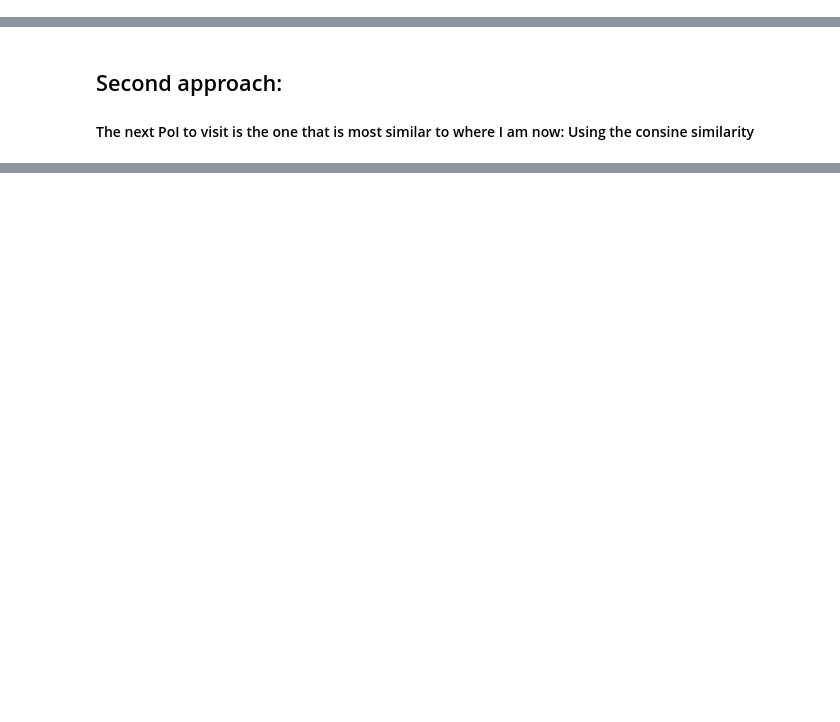
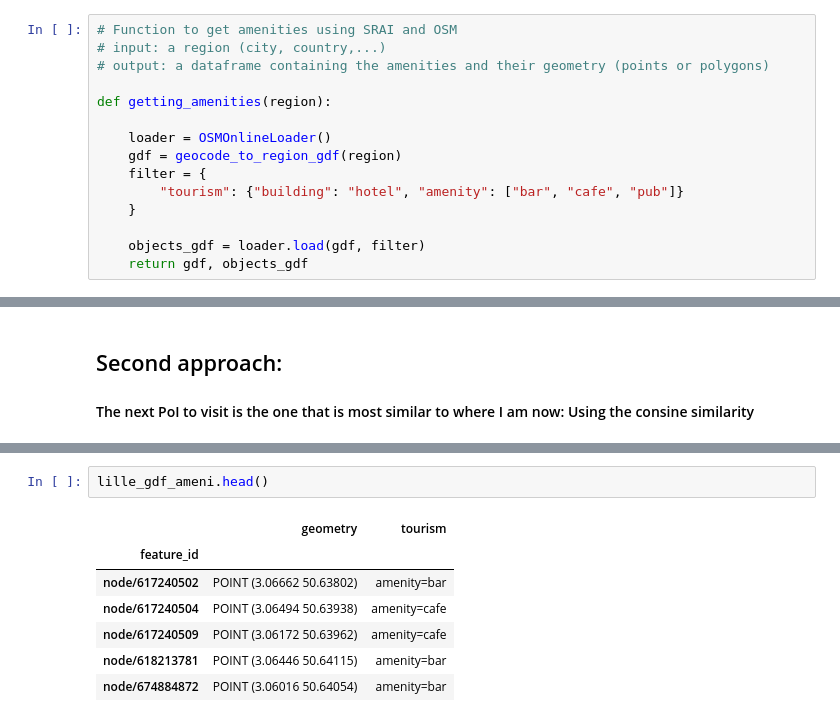
Before and after one commit to huvaso/RecSys_PoI_Embeddings, a Jupyter notebook: mel_torch.ipynb, the cells around one changed output, grey strips where cells are left out. Cells and saved outputs as stored; diff of their text form; blank space fills up the shorter version.

```diff
--- a/mel_torch.ipynb
+++ b/mel_torch.ipynb
@@ -207,0 +240,15 @@ def visualizing_points(point_1, point_2, zoom):
+# %%
+# Function to get amenities using SRAI and OSM
+# input: a region (city, country,...)
+# output: a dataframe containing the amenities and their geometry (points or polygons)
+
+def getting_amenities(region):
+
+    loader = OSMOnlineLoader()
+    gdf = geocode_to_region_gdf(region)
+    filter = {
+        "tourism": {"building": "hotel", "amenity": ["bar", "cafe", "pub"]}
+    }
+
+    objects_gdf = loader.load(gdf, filter)
+    return gdf, objects_gdf
@@ -526,0 +583,10 @@ print(predicted_poi_cos)
+# %%
+lille_gdf_ameni.head()
+# %% [output]
+|  | geometry | tourism |
+| feature_id |  |  |
+| node/617240502 | POINT (3.06662 50.63802) | amenity=bar |
+| node/617240504 | POINT (3.06494 50.63938) | amenity=cafe |
+| node/617240509 | POINT (3.06172 50.63962) | amenity=cafe |
+| node/618213781 | POINT (3.06446 50.64115) | amenity=bar |
+| node/674884872 | POINT (3.06016 50.64054) | amenity=bar |
```
Also changed, not shown: parts of 20 cells of this notebook.
